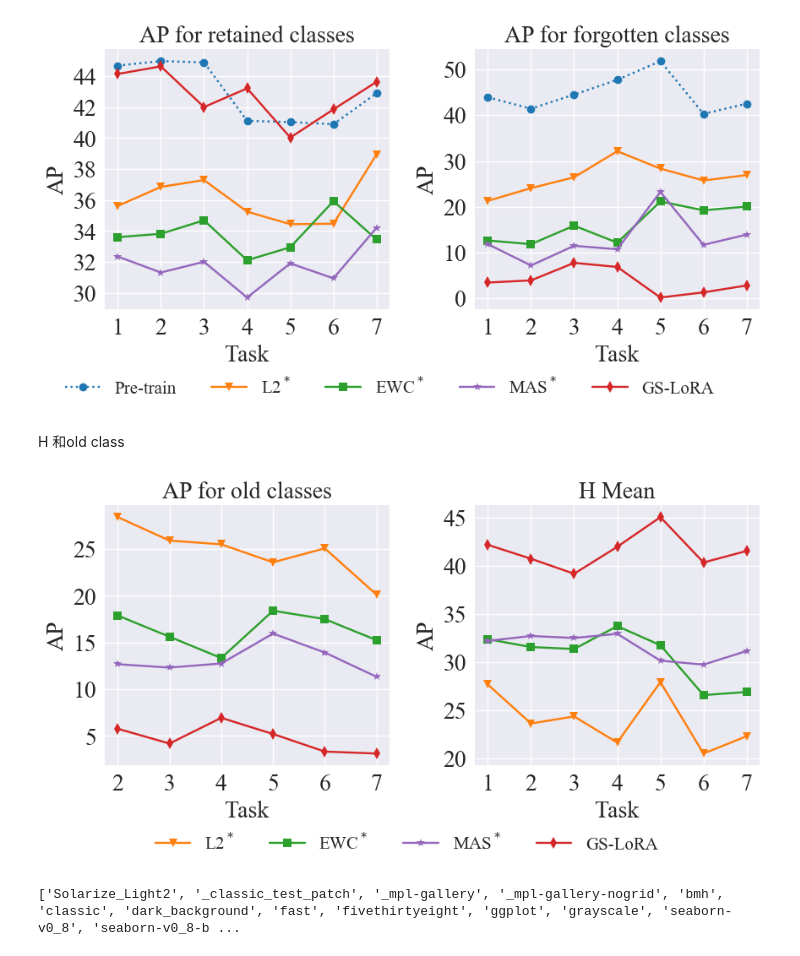
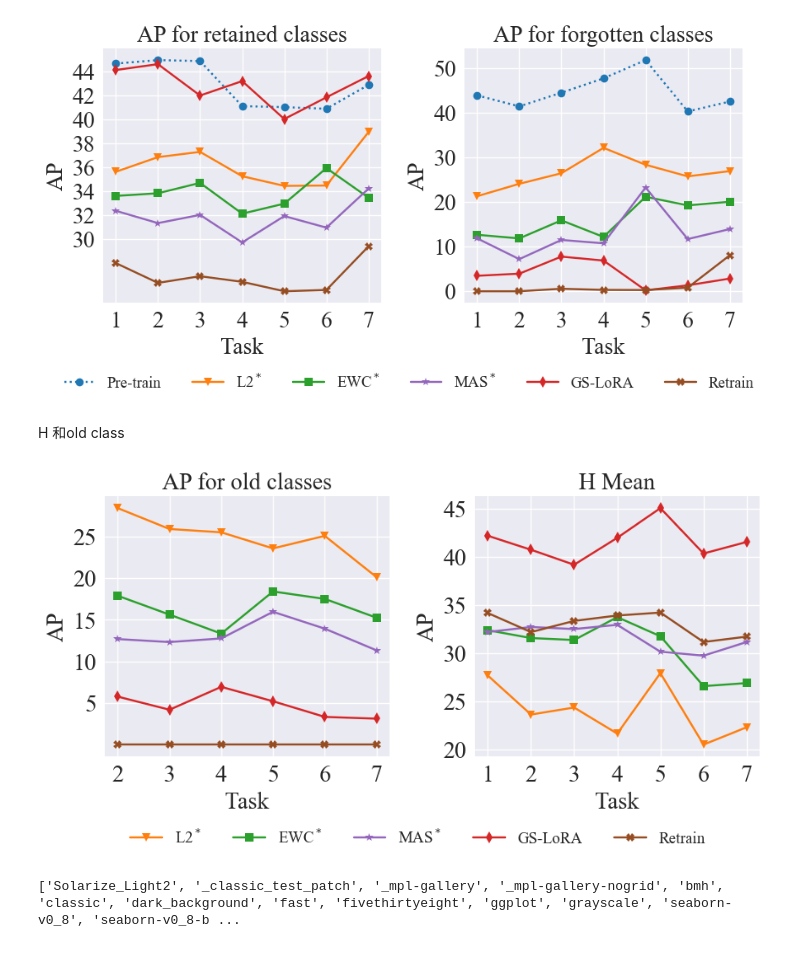
Before and after one commit to bjzhb666/GS-LoRA, a Jupyter notebook: Face-Transformer/draw/forget_cl_detr.ipynb, the cells around one changed output. Saved outputs shown, nothing was run; the diff lists cells and outputs as text; code cells hidden in the pictures.

Commit message:
add retrain baseline

```diff
--- a/Face-Transformer/draw/forget_cl_detr.ipynb
+++ b/Face-Transformer/draw/forget_cl_detr.ipynb
@@ -13,19 +13,21 @@ L2 = [0.3562, 0.3685, 0.3729, 0.3525, 0.3444, 0.3447, 0.3895]
 EWC = [0.3360, 0.3382, 0.3469, 0.3211, 0.3295, 0.3593, 0.3345]
 MAS= [0.3235, 0.3132, 0.3201, 0.2970, 0.3191, 0.3094, 0.3421]
 
+retrain = [0.2797, 0.2631, 0.2687, 0.2640, 0.2561, 0.2572, 0.2937]
+
 before = [i * 100 for i in before]
 ours = [i * 100 for i in ours]
 L2 = [i * 100 for i in L2]
 EWC = [i * 100 for i in EWC]
 MAS = [i * 100 for i in MAS]
-
+retrain = [i * 100 for i in retrain]
 # 绘制折线图
 ax1.plot(x, before, marker='o', label='Pre-train',linestyle=':',color='#1f77b4')
 ax1.plot(x, L2, marker='v', label=r'L2$^*$',color='#ff7f0e')
 ax1.plot(x, EWC, marker='s', label=r'EWC$^*$',color='#2ca02c')
 ax1.plot(x, MAS, marker='*', label=r'MAS$^*$',color='#9467bd')#9467bd
 ax1.plot(x, ours, marker='d', label='GS-LoRA',color='#d62728')
-
+ax1.plot(x, retrain, marker='X', label='Retrain',color='#964d22')
 # 添加标题和图注
 # plt.title('Comparison of mAP for remained classes')
 ax1.set_xlabel('Task',fontsize=20)
@@ -45,42 +47,44 @@ ours = [0.0347, 0.0394, 0.0777, 0.0688, 0.0020, 0.0133, 0.0284]
 L2 = [0.2131, 0.2409, 0.2646, 0.3215, 0.2836, 0.2576, 0.2694]
 EWC = [0.1266, 0.1185, 0.1590, 0.1218, 0.2118, 0.1925, 0.2007]
 MAS = [0.1186, 0.0720, 0.1150, 0.1075, 0.2326, 0.1170, 0.1394]
+retrain = [0.0000, 0.0000, 0.0056, 0.0030, 0.0027, 0.0080, 0.0807]
 
 before = [i * 100 for i in before]
 ours = [i * 100 for i in ours]
 L2 = [i * 100 for i in L2]
 EWC = [i * 100 for i in EWC]
 MAS = [i * 100 for i in MAS]
+retrain = [i * 100 for i in retrain]
 
 
 # 绘制折线图
 plt.plot(x, before, marker='o', label='Pre-train',linestyle=':',color='#1f77b4')
 ax2.plot(x, L2, marker='v', label=r'L2$^*$',color='#ff7f0e')
 ax2.plot(x, EWC, marker='s', label=r'EWC$^*$',color='#2ca02c')
 ax2.plot(x, MAS, marker='*', label=r'MAS$^*$',color='#9467bd')#9467bd
 ax2.plot(x, ours, marker='d', label='GS-LoRA',color='#d62728')
-
+ax2.plot(x, retrain, marker='X', label='Retrain',color='#964d22')
 # 添加标题和图注
 
 ax2.set_xlabel('Task',fontsize=20)
 ax2.set_ylabel('AP',fontsize=20)
 # ax2.grid(True, linestyle=':', alpha=1)
 # 显示图例
-ax1.legend(ncol=5, loc='lower center',bbox_to_anchor=(1, -0.4),fontsize=15)
+ax1.legend(ncol=6, loc='lower center',bbox_to_anchor=(1.1, -0.4),fontsize=13.5)
 # ax1.set_yticks([],fontsize=20)
 ax2.set_xticks([1,2,3,4,5,6,7])
 ax2.set_xticklabels(['1','2','3','4','5','6','7'],fontsize=20)
 ax2.set_yticks([0,10,20,30,40,50])
 ax2.set_yticklabels(['0','10','20','30','40','50'],fontsize=20)
 ax2.set_title('AP for forgotten classes',fontsize=20)
 
 plt.subplots_adjust(left=None, bottom=None, right=None, top=None, wspace=0.3, hspace=None)
 
 plt.savefig('remain.pdf', bbox_inches='tight', dpi=1200)
 # 显示图形
 plt.show()
 # %% [output]
-[figure, old version]
+[figure, new version]
 # %%
 import matplotlib.pyplot as plt
 
@@ -133,12 +137,13 @@ ours = [0.0577, 0.0419, 0.0694, 0.0521, 0.0333, 0.0312]
 L2= [0.2842, 0.2591, 0.2551, 0.2358, 0.2508, 0.2012]
 EWC = [0.1789, 0.1562, 0.1334, 0.1840, 0.1751, 0.1525]
 MAS = [0.1268, 0.1232, 0.1276, 0.1596, 0.1393, 0.1133]
-
+retrain= [0,0,0,0,0,0]
 #before = [i * 100 for i in before]
 ours = [i * 100 for i in ours]
 L2 = [i * 100 for i in L2]
 EWC = [i * 100 for i in EWC]
 MAS = [i * 100 for i in MAS]
+retrain = [i * 100 for i in retrain]
 
 # 绘制折线图
 # ax1.plot(x, before, marker='o', label='Baseline',linestyle=':',color='#1f77b4')
@@ -146,7 +151,7 @@ ax1.plot(x, L2, marker='v', label=r'L2$^*$',color='#ff7f0e')
 ax1.plot(x, EWC, marker='s', label=r'EWC$^*$',color='#2ca02c')
 ax1.plot(x, MAS, marker='*', label=r'MAS$^*$',color='#9467bd')#9467bd
 ax1.plot(x, ours, marker='d', label='GS-LoRA',color='#d62728')
-
+ax1.plot(x, retrain, marker='X', label='Retrain',color='#964d22')
 # 添加标题和图注
 # plt.title('Comparison of mAP for remained classes')
 ax1.set_xlabel('Task',fontsize=20)
@@ -164,14 +169,21 @@ ours= [0.422190898, 0.407655849, 0.39204355, 0.420068792, 0.451023279, 0.4037406
 L2 = [0.276616246, 0.23601402, 0.243345041, 0.216187057, 0.279159662, 0.204724944, 0.222775435]
 EWC = [0.323877891, 0.315695995, 0.31364012, 0.337470548, 0.317584119, 0.26562986, 0.268820279]
 MAS = [0.322043472, 0.327195364, 0.325071567, 0.329465587, 0.301477745, 0.297348153, 0.311544658]
-
+retrain=[0.341728152,
+0.321913788,
+0.333527679,
+0.339185902,
+0.342234117,
+0.311562699,
+0.317161665,
+]
 #before = [i * 100 for i in before]
 x=range(1,8)
 ours = [i * 100 for i in ours]
 L2 = [i * 100 for i in L2]
 EWC = [i * 100 for i in EWC]
 MAS = [i * 100 for i in MAS]
-
+retrain = [i * 100 for i in retrain]
 # 绘制折线图
 # ax1.plot(x, before, marker='o', label='Baseline',linestyle=':',color='#1f77b4')
 # ax2.plot(x, before, marker='o', label='Baseline',linestyle=':',color='#1f77b4')
@@ -179,6 +191,7 @@ ax2.plot(x, L2, marker='v', label=r'L2$^*$',color='#ff7f0e')
 ax2.plot(x, EWC, marker='s', label=r'EWC$^*$',color='#2ca02c')
 ax2.plot(x, MAS, marker='*', label=r'MAS$^*$',color='#9467bd')#9467bd
 ax2.plot(x, ours, marker='d', label='GS-LoRA',color='#d62728')
+ax2.plot(x, retrain, marker='X', label='Retrain',color='#964d22')
 
 ax2.set_xlabel('Task',fontsize=20)
 ax2.set_ylabel('AP',fontsize=20)
@@ -189,13 +202,13 @@ ax2.set_yticks([20,25,30,35,40,45])
 ax2.set_yticklabels(['20','25','30','35','40','45'],fontsize=20)
 ax2.set_title('H Mean',fontsize=20)
 
-ax2.legend(ncol=5, loc='lower center',bbox_to_anchor=(-0.24, -0.4),fontsize=15)
+ax2.legend(ncol=5, loc='lower center',bbox_to_anchor=(-0.2, -0.4),fontsize=13.5)
 plt.subplots_adjust(left=None, bottom=None, right=None, top=None, wspace=0.3, hspace=None)
 
 plt.savefig('old.pdf', bbox_inches='tight', dpi=1200)
 plt.show()
 # %% [output]
-[figure, old version]
+[figure, new version]
 # %%
 
 import matplotlib.pyplot as plt
```
Also changed, not shown: 6 other files.
